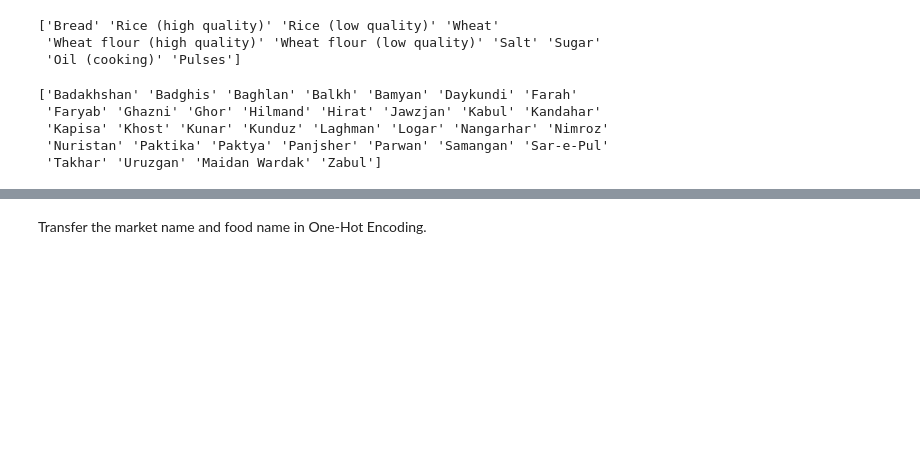
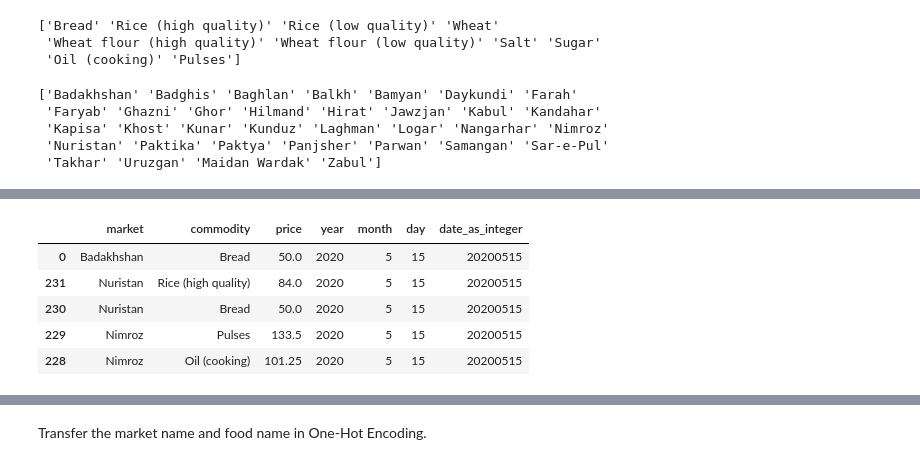
Before and after one commit to TimiUU/wine, a Jupyter notebook: food_feature_pipeline.ipynb, the cells around one changed output, grey strips where cells are left out. Drawn from its saved outputs; the diff is of its cells as text; code cells hidden in the pictures; blank space fills up the shorter version.

```diff
--- a/food_feature_pipeline.ipynb
+++ b/food_feature_pipeline.ipynb
@@ -45,0 +76,11 @@ print(unique_values)
+# %%
+df= df.drop(['date'], axis=1)
+df['date_as_integer'] = df['year'] * 10000 + df['month'] * 100 + df['day']
+df.head()
+# %% [output]
+|  | market | commodity | price | year | month | day | date_as_integer |
+| 0 | Badakhshan | Bread | 50.0 | 2020 | 5 | 15 | 20200515 |
+| 231 | Nuristan | Rice (high quality) | 84.0 | 2020 | 5 | 15 | 20200515 |
+| 230 | Nuristan | Bread | 50.0 | 2020 | 5 | 15 | 20200515 |
+| 229 | Nimroz | Pulses | 133.5 | 2020 | 5 | 15 | 20200515 |
+| 228 | Nimroz | Oil (cooking) | 101.25 | 2020 | 5 | 15 | 20200515 |
```
Also changed, not shown: parts of 25 cells of this notebook.
